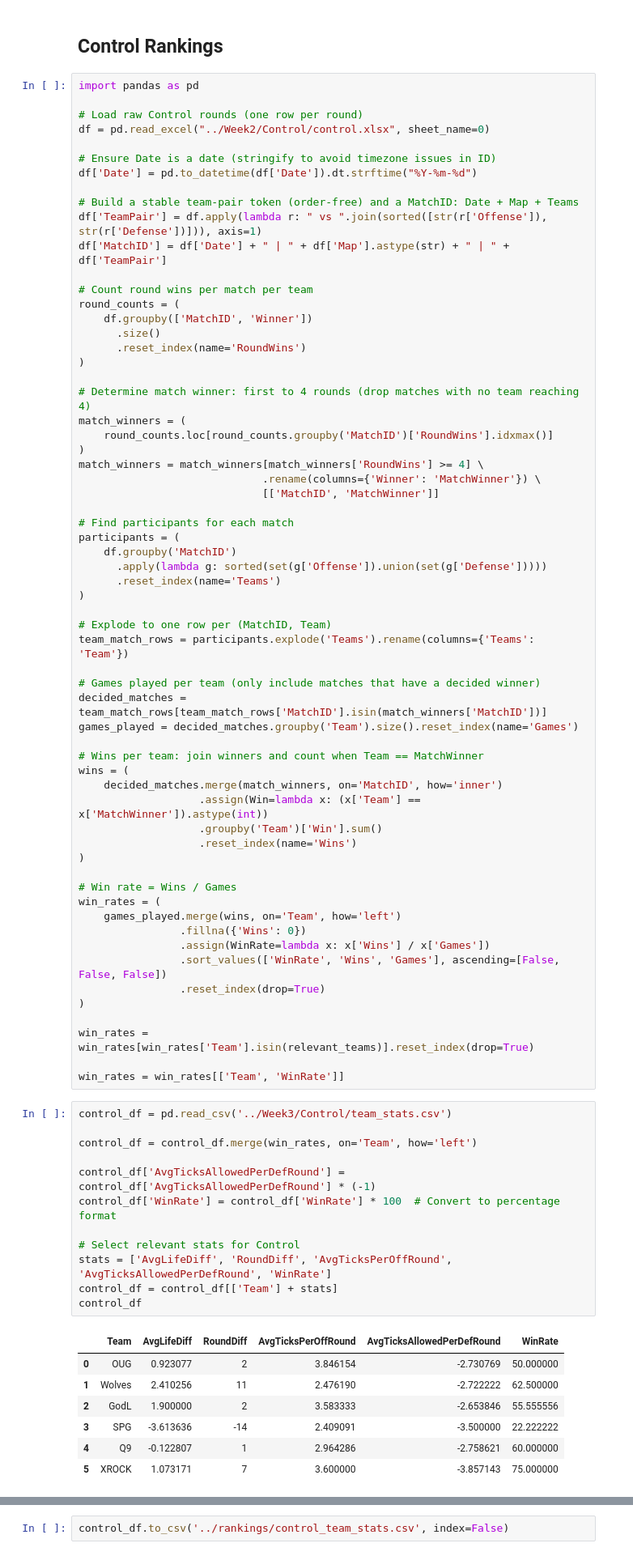
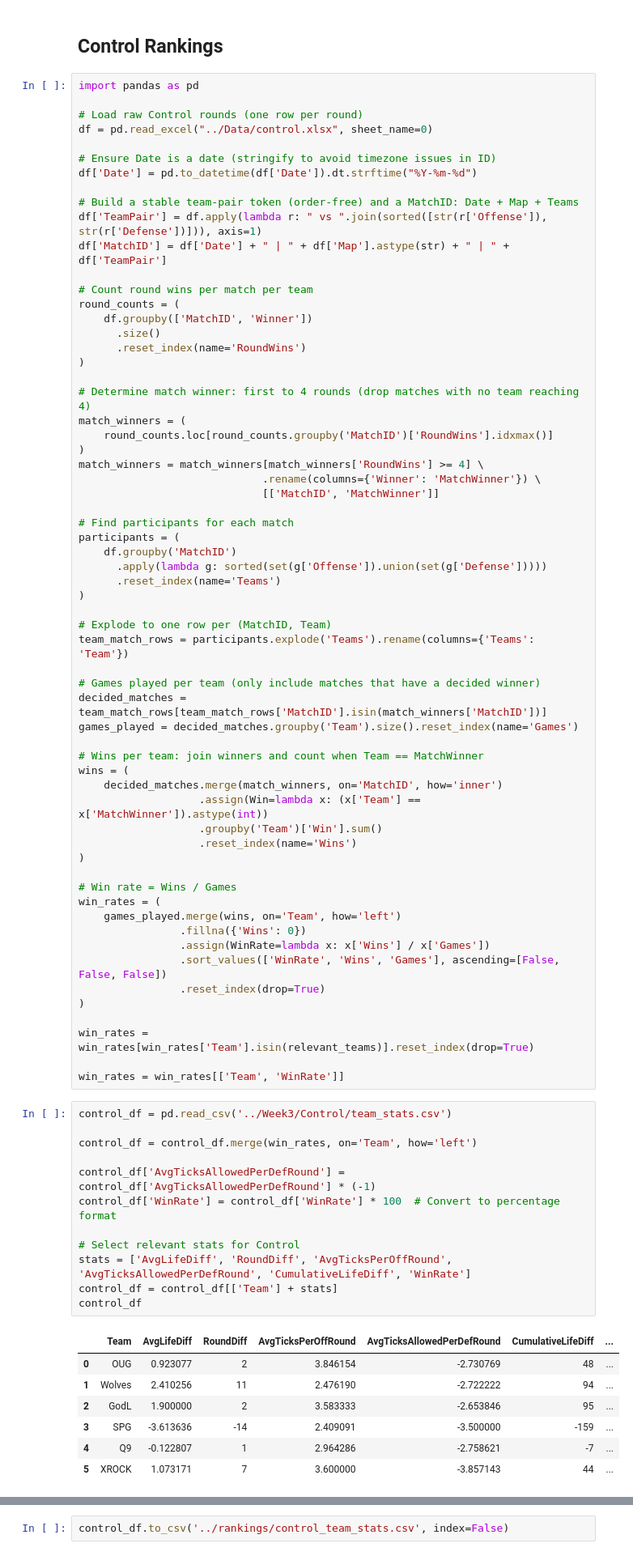
Before and after one commit to anshxl/codm-analytics, a Jupyter notebook: Notebooks/rankings.ipynb, the cells around one changed output, grey strips where cells are left out. Shown: that part at 81% size. Saved outputs shown, nothing was run; the diff lists cells and outputs as text.

Commit message:
week 3 analysis done

```diff
--- a/Notebooks/rankings.ipynb
+++ b/Notebooks/rankings.ipynb
@@ -129,7 +129,7 @@ print(hp_rankings_no_win_pct)
 import pandas as pd
 
 # Load raw Control rounds (one row per round)
-df = pd.read_excel("../Week2/Control/control.xlsx", sheet_name=0)
+df = pd.read_excel("../Data/control.xlsx", sheet_name=0)
 
 # Ensure Date is a date (stringify to avoid timezone issues in ID)
 df['Date'] = pd.to_datetime(df['Date']).dt.strftime("%Y-%m-%d")
@@ -190,23 +190,23 @@ win_rates = win_rates[['Team', 'WinRate']]
 # %%
 control_df = pd.read_csv('../Week3/Control/team_stats.csv')
 
 control_df = control_df.merge(win_rates, on='Team', how='left')
 
 control_df['AvgTicksAllowedPerDefRound'] = control_df['AvgTicksAllowedPerDefRound'] * (-1)
 control_df['WinRate'] = control_df['WinRate'] * 100  # Convert to percentage format
 
 # Select relevant stats for Control
-stats = ['AvgLifeDiff', 'RoundDiff', 'AvgTicksPerOffRound', 'AvgTicksAllowedPerDefRound', 'WinRate']
+stats = ['AvgLifeDiff', 'RoundDiff', 'AvgTicksPerOffRound', 'AvgTicksAllowedPerDefRound', 'CumulativeLifeDiff', 'WinRate']
 control_df = control_df[['Team'] + stats]
 control_df
 # %% [output]
-|  | Team | AvgLifeDiff | RoundDiff | AvgTicksPerOffRound | AvgTicksAllowedPerDefRound | WinRate |
-| 0 | OUG | 0.923077 | 2 | 3.846154 | -2.730769 | 50.000000 |
-| 1 | Wolves | 2.410256 | 11 | 2.476190 | -2.722222 | 62.500000 |
-| 2 | GodL | 1.900000 | 2 | 3.583333 | -2.653846 | 55.555556 |
-| 3 | SPG | -3.613636 | -14 | 2.409091 | -3.500000 | 22.222222 |
-| 4 | Q9 | -0.122807 | 1 | 2.964286 | -2.758621 | 60.000000 |
-| 5 | XROCK | 1.073171 | 7 | 3.600000 | -3.857143 | 75.000000 |
+|  | Team | AvgLifeDiff | RoundDiff | AvgTicksPerOffRound | AvgTicksAllowedPerDefRound | CumulativeLifeDiff | ... |
+| 0 | OUG | 0.923077 | 2 | 3.846154 | -2.730769 | 48 | ... |
+| 1 | Wolves | 2.410256 | 11 | 2.476190 | -2.722222 | 94 | ... |
+| 2 | GodL | 1.900000 | 2 | 3.583333 | -2.653846 | 95 | ... |
+| 3 | SPG | -3.613636 | -14 | 2.409091 | -3.500000 | -159 | ... |
+| 4 | Q9 | -0.122807 | 1 | 2.964286 | -2.758621 | -7 | ... |
+| 5 | XROCK | 1.073171 | 7 | 3.600000 | -3.857143 | 44 | ... |
 # %%
 # Standardize stats
 scaler = StandardScaler()
```
Also changed, not shown: parts of 1 cell of this notebook, 15 other files.
